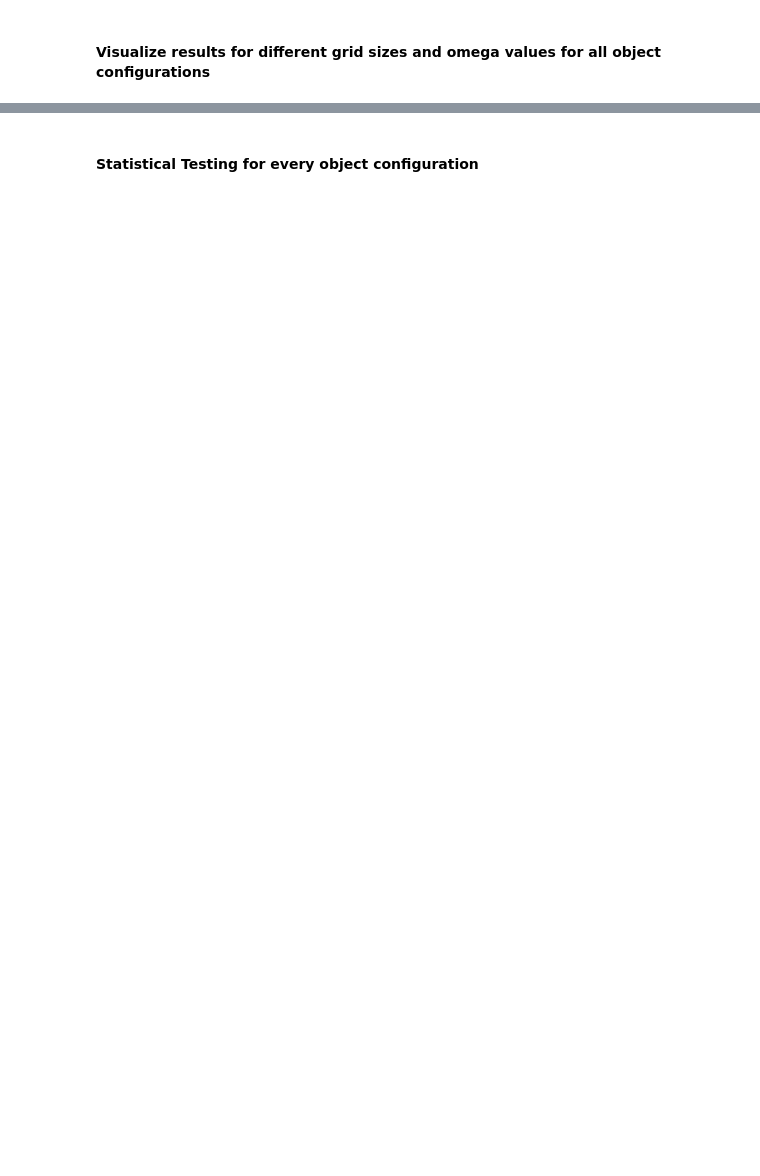
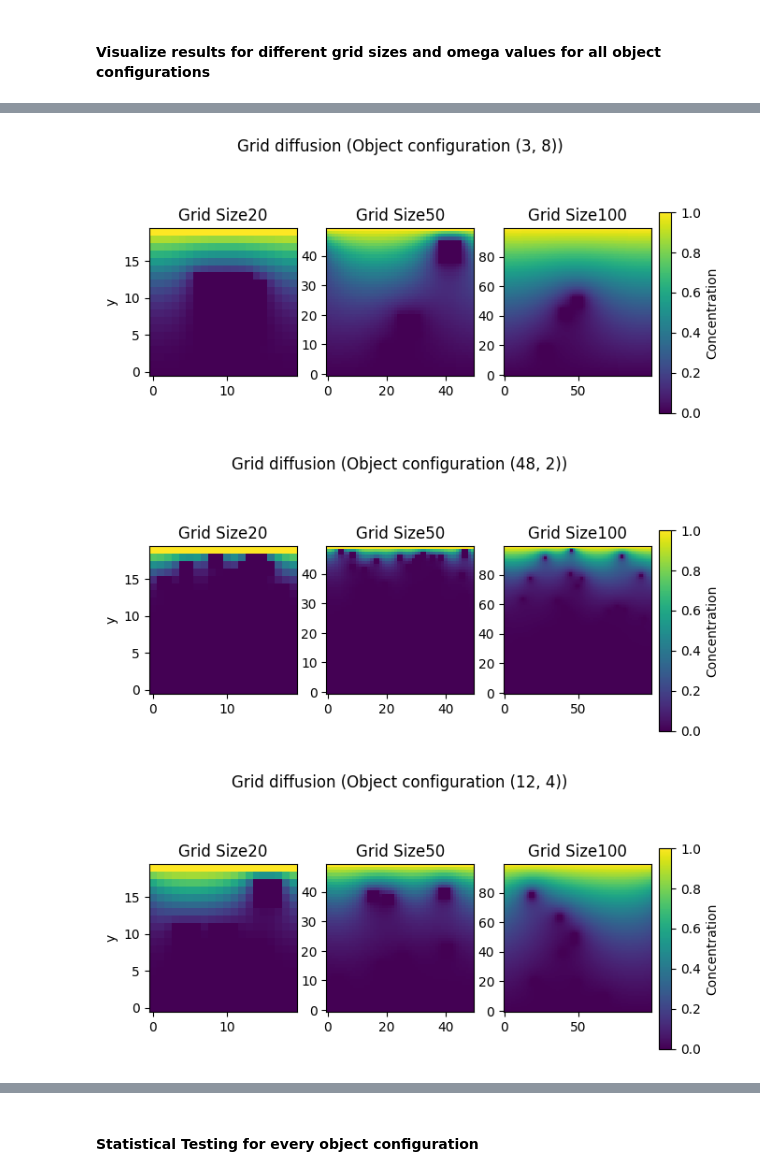
Before and after one commit to koolencharlotte/Scientific_Computing_1, a Jupyter notebook: main.ipynb, the cells around one changed output, grey strips where cells are left out. Cells and saved outputs as stored; diff of their text form; code cells hidden in the pictures; blank space fills up the shorter version.

```diff
--- a/main.ipynb
+++ b/main.ipynb
@@ -230,6 +232,6 @@ visualizations.visualize_object_grid(all_grids[50], sizes)
 # %% [markdown]
 #### Apply SOR on different grids for all object configuraitons (parallelized over different runs)
 # %%
-# get the mean, variance of every grid size for every object configuration
+# get the mean, variance of every grid size for every object configuration (takes 1 min)
 # null metric is for grid without any objects
-all_results, null_metric = solutions.generate_grid_results(N_values, N, all_grids, num_grids, max_iters, omegatje, tol, object_configs, "N", PROCESSES)
+all_results, solutions_map, null_metric = solutions.generate_grid_results(N_values, N, all_grids, num_grids, max_iters, omegatje, tol, object_configs, "N", PROCESSES)
@@ -243,0 +316,10 @@ all_results_omega, null_metric_omega = solutions.generate_grid_results(omega_ran
+# %%
+
+keyvals = [20, 50, 100]
+# Iterate over each object configuration and plot a separate line
+for i, config_label in enumerate(object_configs):
+    plot_five_states(solutions_map, keyvals, config_label)
+# %% [output]
+[figure, added]
+[figure, added]
+[figure, added]
```
Also changed, not shown: parts of 8 cells of this notebook, 2 other files.
